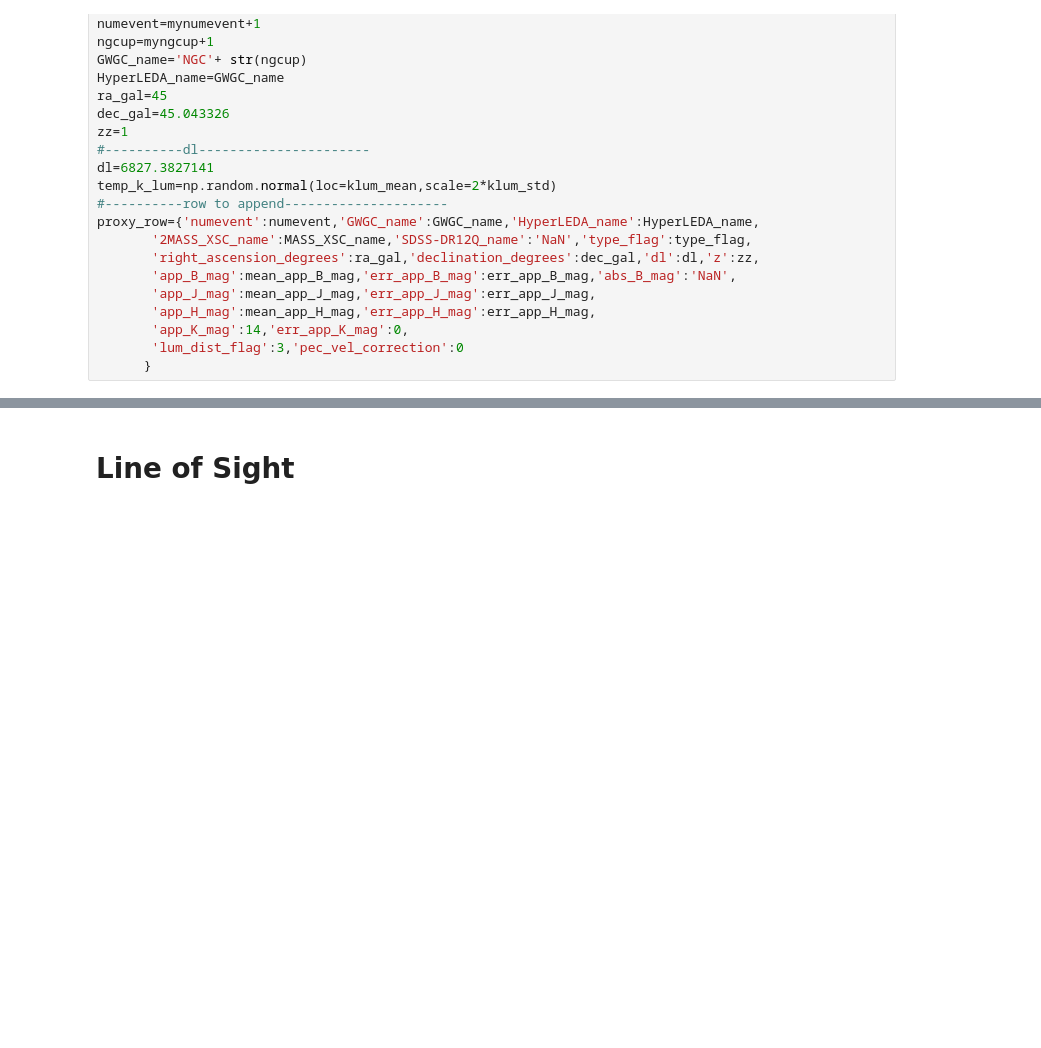
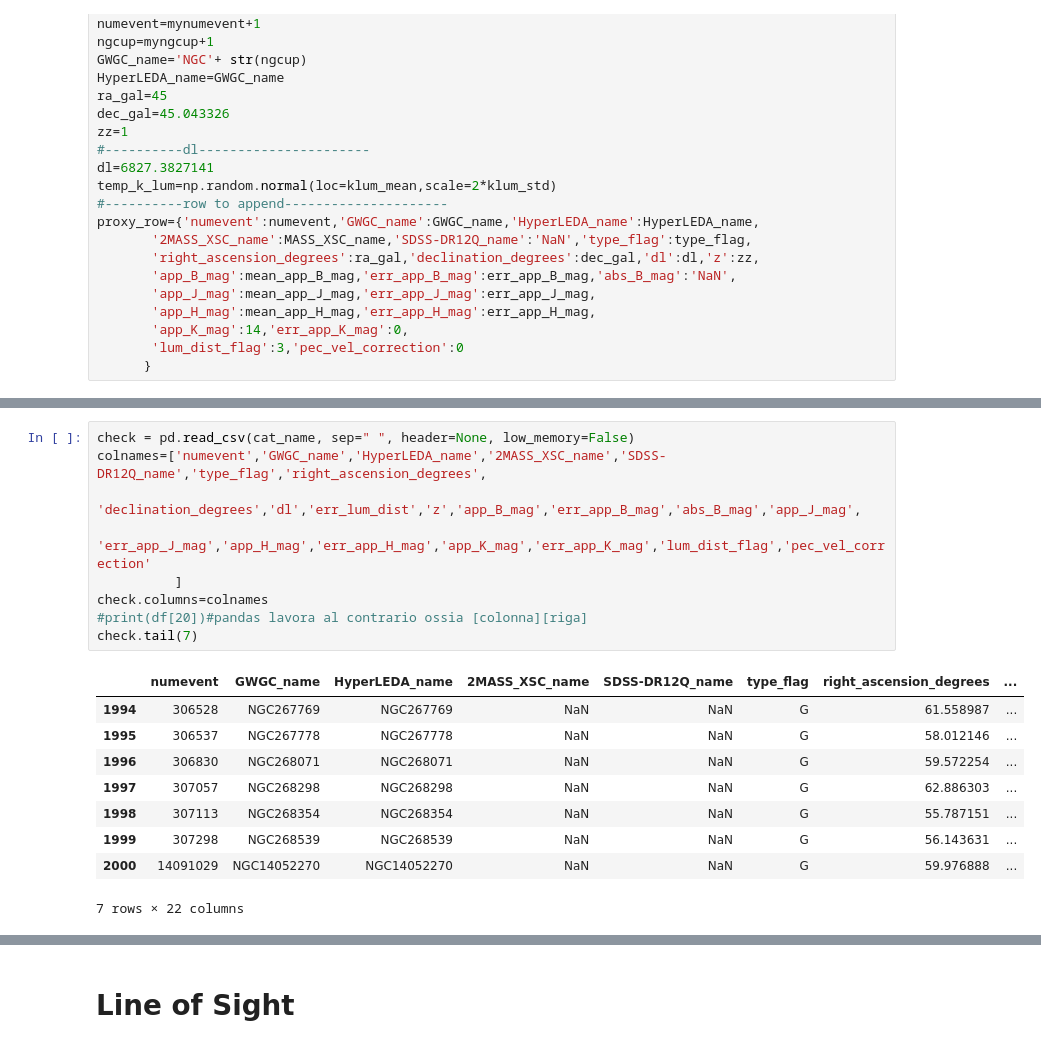
Before and after one commit to RCianca/DarkSirensStat, a Jupyter notebook: ProxyGenerator/GLADE-inator.ipynb, the cells around one changed output, grey strips where cells are left out. Cells and saved outputs as stored; diff of their text form; blank space fills up the shorter version.

```diff
--- a/ProxyGenerator/GLADE-inator.ipynb
+++ b/ProxyGenerator/GLADE-inator.ipynb
@@ -738,0 +710,19 @@ check.tail(7)
+# %%
+check = pd.read_csv(cat_name, sep=" ", header=None, low_memory=False)
+colnames=['numevent','GWGC_name','HyperLEDA_name','2MASS_XSC_name','SDSS-DR12Q_name','type_flag','right_ascension_degrees',
+          'declination_degrees','dl','err_lum_dist','z','app_B_mag','err_app_B_mag','abs_B_mag','app_J_mag',
+          'err_app_J_mag','app_H_mag','err_app_H_mag','app_K_mag','err_app_K_mag','lum_dist_flag','pec_vel_correction'
+          ]
+check.columns=colnames
+#print(df[20])#pandas lavora al contrario ossia [colonna][riga]
+check.tail(7)
+# %% [output]
+|  | numevent | GWGC_name | HyperLEDA_name | 2MASS_XSC_name | SDSS-DR12Q_name | type_flag | right_ascension_degrees | ... |
+| 1994 | 306528 | NGC267769 | NGC267769 | NaN | NaN | G | 61.558987 | ... |
+| 1995 | 306537 | NGC267778 | NGC267778 | NaN | NaN | G | 58.012146 | ... |
+| 1996 | 306830 | NGC268071 | NGC268071 | NaN | NaN | G | 59.572254 | ... |
+| 1997 | 307057 | NGC268298 | NGC268298 | NaN | NaN | G | 62.886303 | ... |
+| 1998 | 307113 | NGC268354 | NGC268354 | NaN | NaN | G | 55.787151 | ... |
+| 1999 | 307298 | NGC268539 | NGC268539 | NaN | NaN | G | 56.143631 | ... |
+| 2000 | 14091029 | NGC14052270 | NGC14052270 | NaN | NaN | G | 59.976888 | ... |
+7 rows × 22 columns
```
Also changed, not shown: parts of 33 cells of this notebook, 4 other files.
